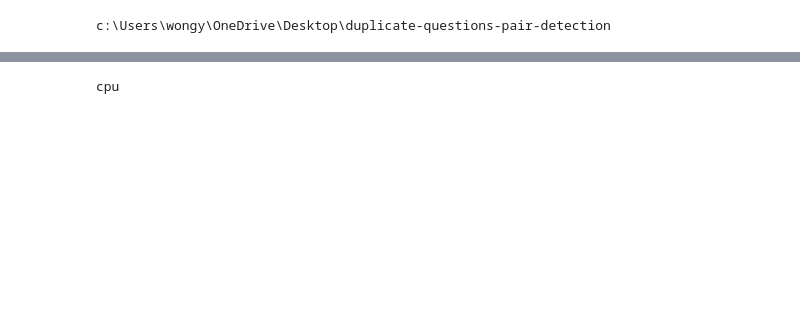
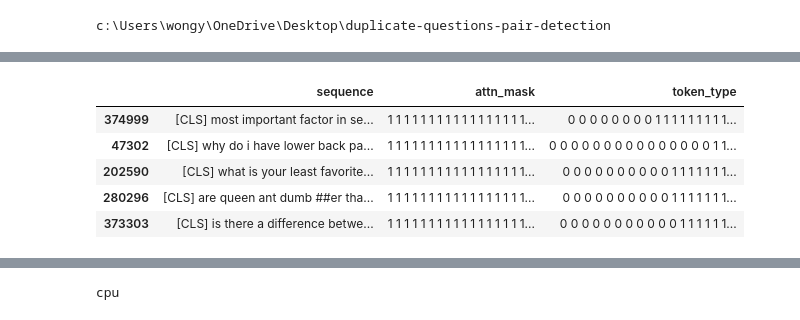
Before and after one commit to Yung-Jer/duplicate-questions-pair-detection, a Jupyter notebook: src/bert.ipynb, the cells around one changed output, grey strips where cells are left out. Cells and saved outputs as stored; diff of their text form; code cells hidden in the pictures; blank space fills up the shorter version.

```diff
--- a/src/bert.ipynb
+++ b/src/bert.ipynb
@@ -141,5 +140,14 @@ X.drop(['index', 'id', 'qid1', 'qid2', 'question1', 'question2', 'q1_cleaned', '
 X_train, X_test, y_train, y_test = train_test_split(X, y, test_size=0.2, stratify = y)
 X_train, X_val, y_train, y_val = train_test_split(X_train, y_train, test_size=0.2, stratify = y_train)
+# %%
+X_train.head()
+# %% [output]
+|  | sequence | attn_mask | token_type |
+| 374999 | [CLS] most important factor in se... | 1 1 1 1 1 1 1 1 1 1 1 1 1 1 1 1 1... | 0 0 0 0 0 0 0 0 1 1 1 1 1 1 1 1 1... |
+| 47302 | [CLS] why do i have lower back pa... | 1 1 1 1 1 1 1 1 1 1 1 1 1 1 1 1 1... | 0 0 0 0 0 0 0 0 0 0 0 0 0 0 0 1 1... |
+| 202590 | [CLS] what is your least favorite... | 1 1 1 1 1 1 1 1 1 1 1 1 1 1 1 1 1... | 0 0 0 0 0 0 0 0 0 0 1 1 1 1 1 1 1... |
+| 280296 | [CLS] are queen ant dumb ##er tha... | 1 1 1 1 1 1 1 1 1 1 1 1 1 1 1 1 1... | 0 0 0 0 0 0 0 0 0 0 1 1 1 1 1 1 1... |
+| 373303 | [CLS] is there a difference betwe... | 1 1 1 1 1 1 1 1 1 1 1 1 1 1 1 1 1... | 0 0 0 0 0 0 0 0 0 0 0 1 1 1 1 1 1... |
 # %%
 X_train.reset_index(drop=True, inplace=True)
 y_train = pd.DataFrame(y_train.tolist(), columns = ['is_duplicate'])
```
Also changed, not shown: parts of 23 cells of this notebook, 4 other files.
